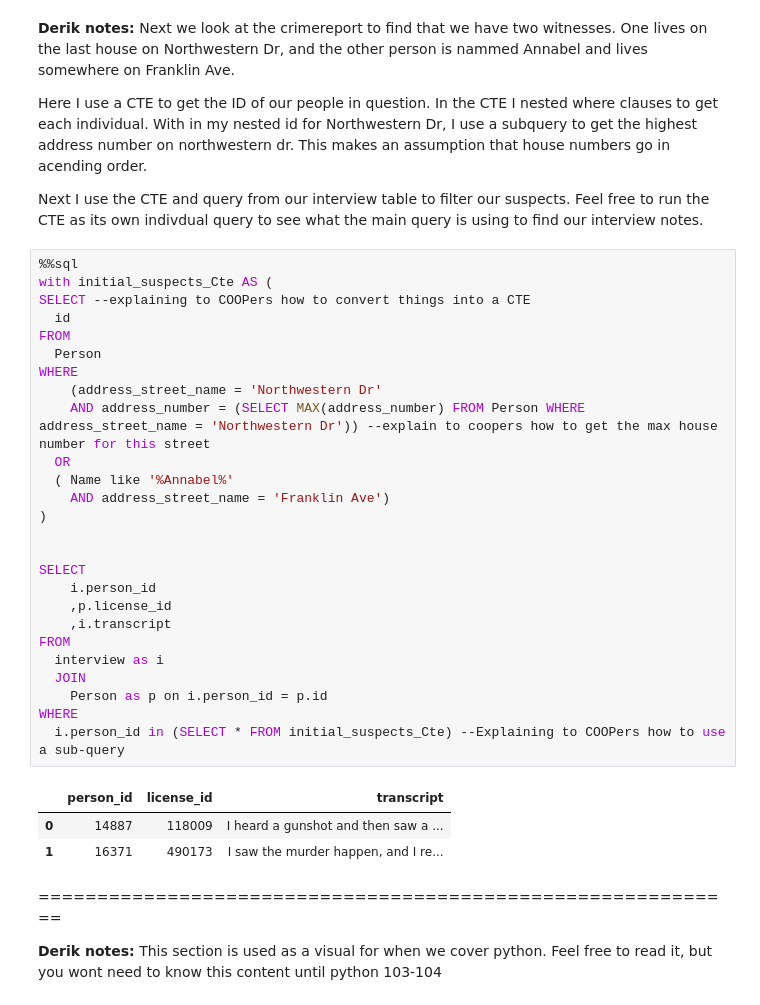
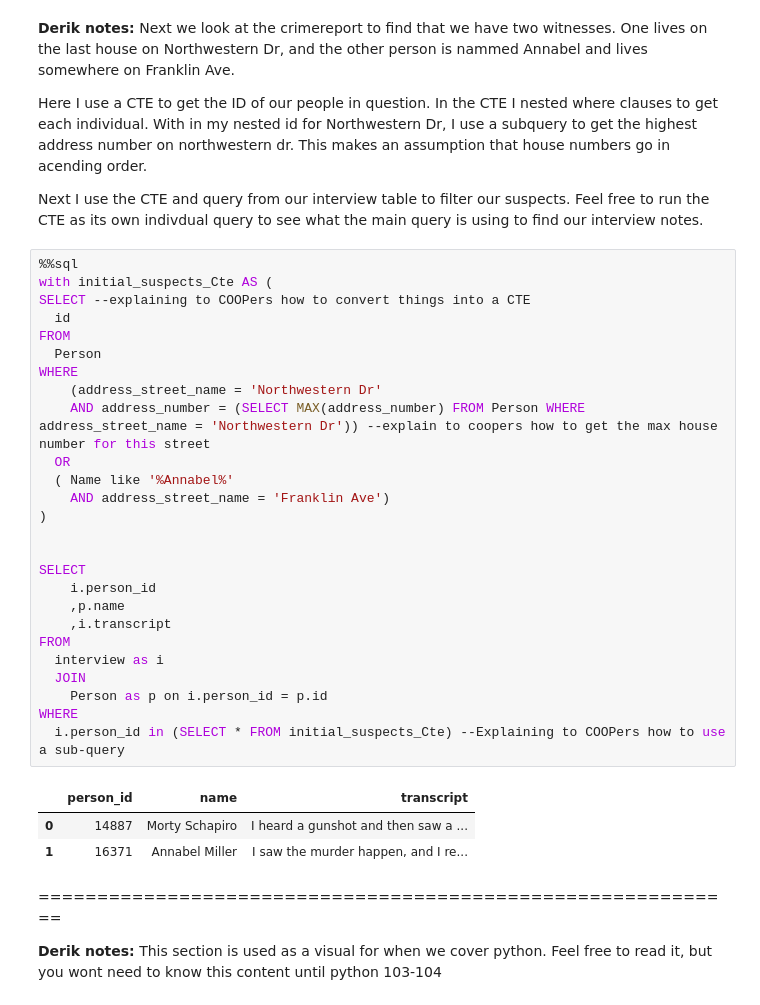
Before and after one commit to DerikVo/COOP_Material, a Jupyter notebook: Derik_Copy_of_COOP_SQL_Murder_Mystery.ipynb, the cells around one changed output. Saved outputs shown, nothing was run; the diff lists cells and outputs as text.

Commit message:
changed CTE to display names instead of license

```diff
--- a/Derik_Copy_of_COOP_SQL_Murder_Mystery.ipynb
+++ b/Derik_Copy_of_COOP_SQL_Murder_Mystery.ipynb
@@ -197,33 +197,33 @@ Next I use the CTE and query from our interview table to filter our suspects. Fe
 # %%
 %%sql
 with initial_suspects_Cte AS (
 SELECT --explaining to COOPers how to convert things into a CTE
   id
 FROM
   Person
 WHERE
     (address_street_name = 'Northwestern Dr'
     AND address_number = (SELECT MAX(address_number) FROM Person WHERE address_street_name = 'Northwestern Dr')) --explain to coopers how to get the max house number for this street
   OR
   ( Name like '%Annabel%'
     AND address_street_name = 'Franklin Ave')
 )
 
 
 SELECT
     i.person_id
-    ,p.license_id
+    ,p.name
     ,i.transcript
 FROM
   interview as i
   JOIN
     Person as p on i.person_id = p.id
 WHERE
   i.person_id in (SELECT * FROM initial_suspects_Cte) --Explaining to COOPers how to use a sub-query
 # %% [output]
-|  | person_id | license_id | transcript |
-| 0 | 14887 | 118009 | I heard a gunshot and then saw a ... |
-| 1 | 16371 | 490173 | I saw the murder happen, and I re... |
+|  | person_id | name | transcript |
+| 0 | 14887 | Morty Schapiro | I heard a gunshot and then saw a ... |
+| 1 | 16371 | Annabel Miller | I saw the murder happen, and I re... |
 # %% [markdown]
 ============================================================
 
```
